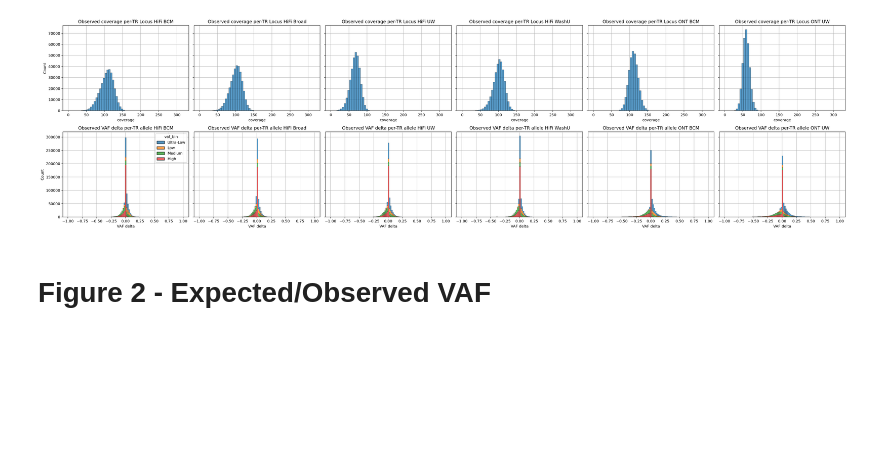
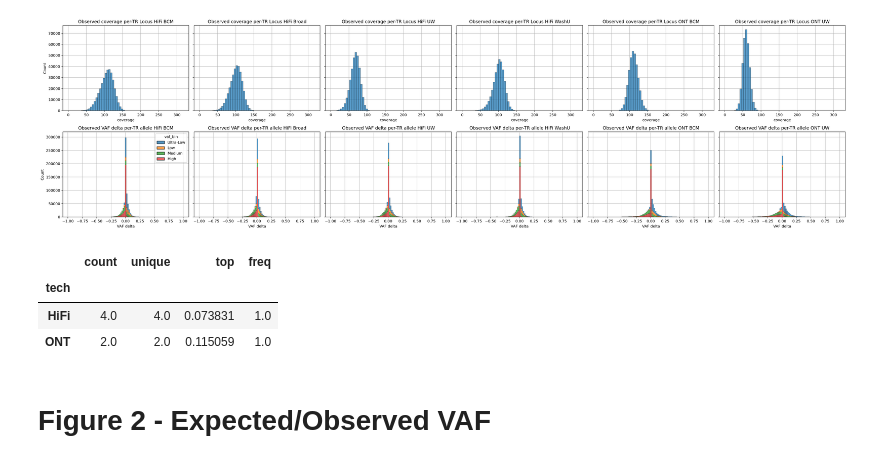
Before and after one commit to BCM-HGSC/SMaHT_MIMS, a Jupyter notebook: allele_delta/ObservedVAF.ipynb, the cells around one changed output. Cells and saved outputs as stored; diff of their text form; code cells hidden in the pictures; blank space fills up the shorter version.

```diff
--- a/allele_delta/ObservedVAF.ipynb
+++ b/allele_delta/ObservedVAF.ipynb
@@ -201,6 +201,13 @@ data/hapmix.allele_delta.hifi.WashU.pq
 data/hapmix.allele_delta.ontStd.BCM.pq
 data/hapmix.allele_delta.ontStd.UW.pq
 [figure]
+# %%
+full_summary[['Mean Coverage', '∆STD_1x', '∆MU_1x', 'tech', 'center']].groupby(['tech'])['∆STD_1x'].describe()
+# %% [output]
+|  | count | unique | top | freq |
+| tech |  |  |  |  |
+| HiFi | 4.0 | 4.0 | 0.073831 | 1.0 |
+| ONT | 2.0 | 2.0 | 0.115059 | 1.0 |
 # %%
 full_summary = pd.concat(summary, axis=1).T
 # %%
```
Also changed, not shown: parts of 4 cells of this notebook, 3 other files.
